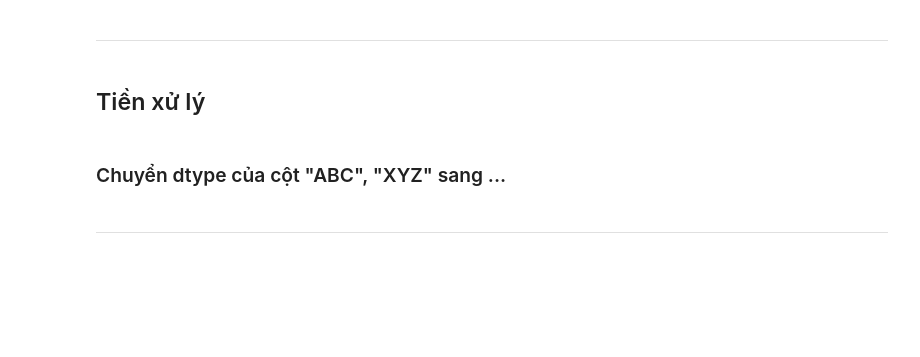
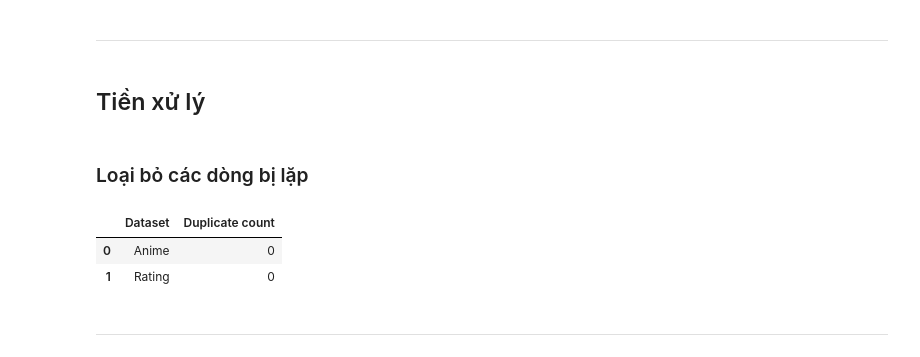
Before and after one commit to phineasla-hcmus/3.1-DS-Final, a Jupyter notebook: P4DS_FinalProject.ipynb, the cells around one changed output. Drawn from its saved outputs; the diff is of its cells as text; code cells hidden in the pictures; blank space fills up the shorter version.

Commit message:
Drop duplicated rows in 2 Datasets

```diff
--- a/P4DS_FinalProject.ipynb
+++ b/P4DS_FinalProject.ipynb
@@ -301,7 +301,18 @@ scores: {<class 'str'>}
 # %% [markdown]
 ## Tiền xử lý
 # %% [markdown]
-### Chuyển dtype của cột "ABC", "XYZ" sang ...
+### Loại bỏ các dòng bị lặp
+# %%
+anime_has_dup_rows = np.sum(anime_df.drop_duplicates().duplicated())
+rating_has_dup_rows = np.sum(rating_df.drop_duplicates().duplicated())
+
+pd.DataFrame({'Dataset': ['Anime', 'Rating'],
+             'Duplicate count': [anime_has_dup_rows,
+             rating_has_dup_rows]})
+# %% [output]
+|  | Dataset | Duplicate count |
+| 0 | Anime | 0 |
+| 1 | Rating | 0 |
 # %% [markdown]
 ---
 # %% [markdown]
```
Also changed, not shown: parts of 1 cell of this notebook.
